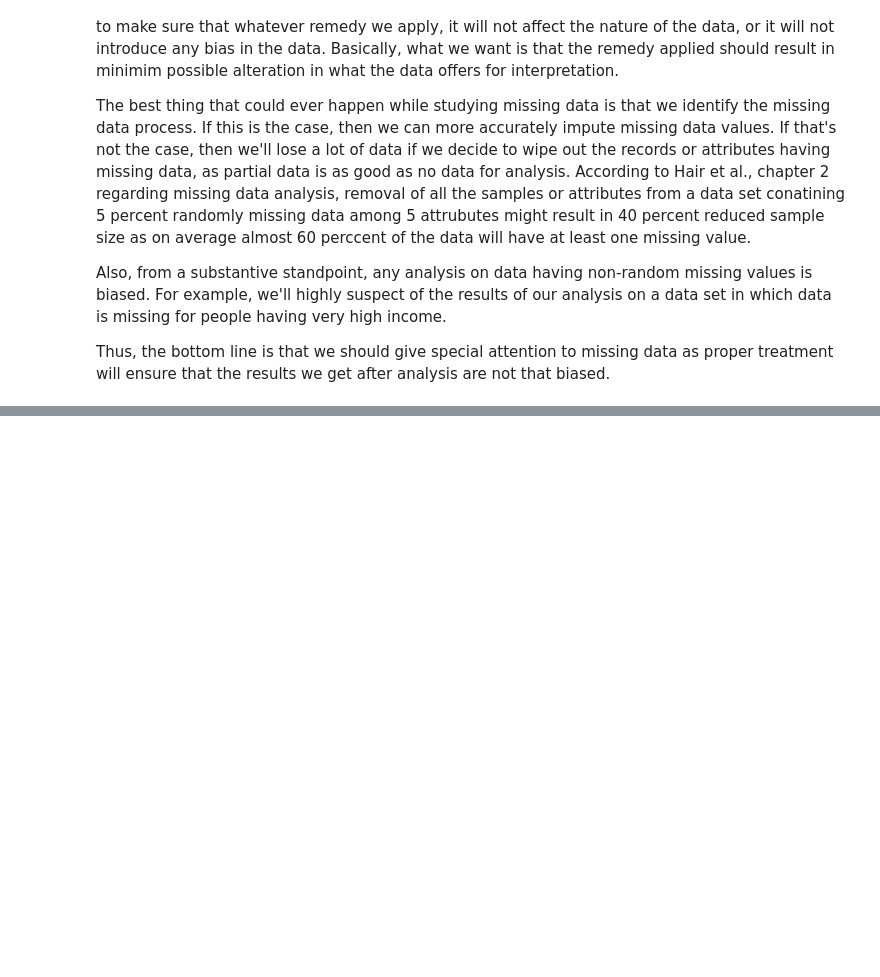
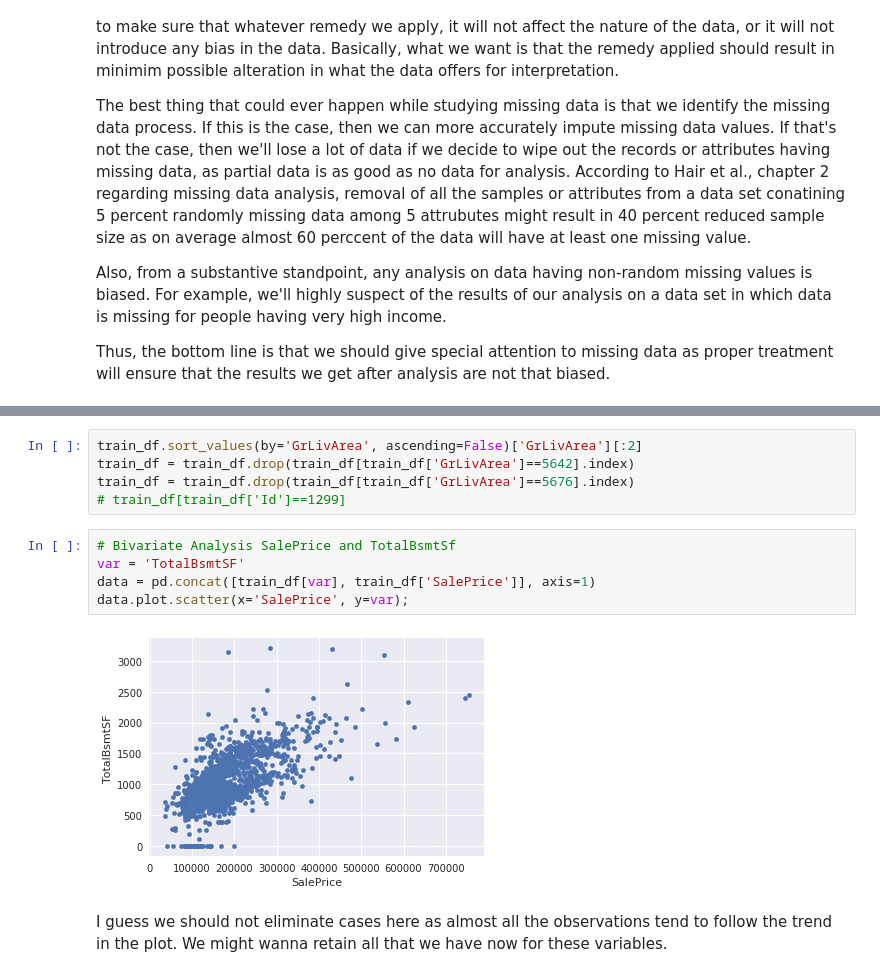
Before and after one commit to PrashantShivajiBhapkar/KaggleNotebooks, a Jupyter notebook: HomePricePrediction.ipynb, the cells around one changed output, grey strips where cells are left out. Drawn from its saved outputs; the diff is of its cells as text; blank space fills up the shorter version.

```diff
--- a/HomePricePrediction.ipynb
+++ b/HomePricePrediction.ipynb
@@ -237,0 +300,14 @@ missing_data.head(20)
+# %%
+train_df.sort_values(by='GrLivArea', ascending=False)['GrLivArea'][:2]
+train_df = train_df.drop(train_df[train_df['GrLivArea']==5642].index)
+train_df = train_df.drop(train_df[train_df['GrLivArea']==5676].index)
+# train_df[train_df['Id']==1299]
+# %%
+# Bivariate Analysis SalePrice and TotalBsmtSf
+var = 'TotalBsmtSF'
+data = pd.concat([train_df[var], train_df['SalePrice']], axis=1)
+data.plot.scatter(x='SalePrice', y=var);
+# %% [output]
+[figure, added]
+# %% [markdown]
+I guess we should not eliminate cases here as almost all the observations tend to follow the trend in the plot. We might wanna retain all that we have now for these variables.
```
Also changed, not shown: parts of 15 cells of this notebook.
